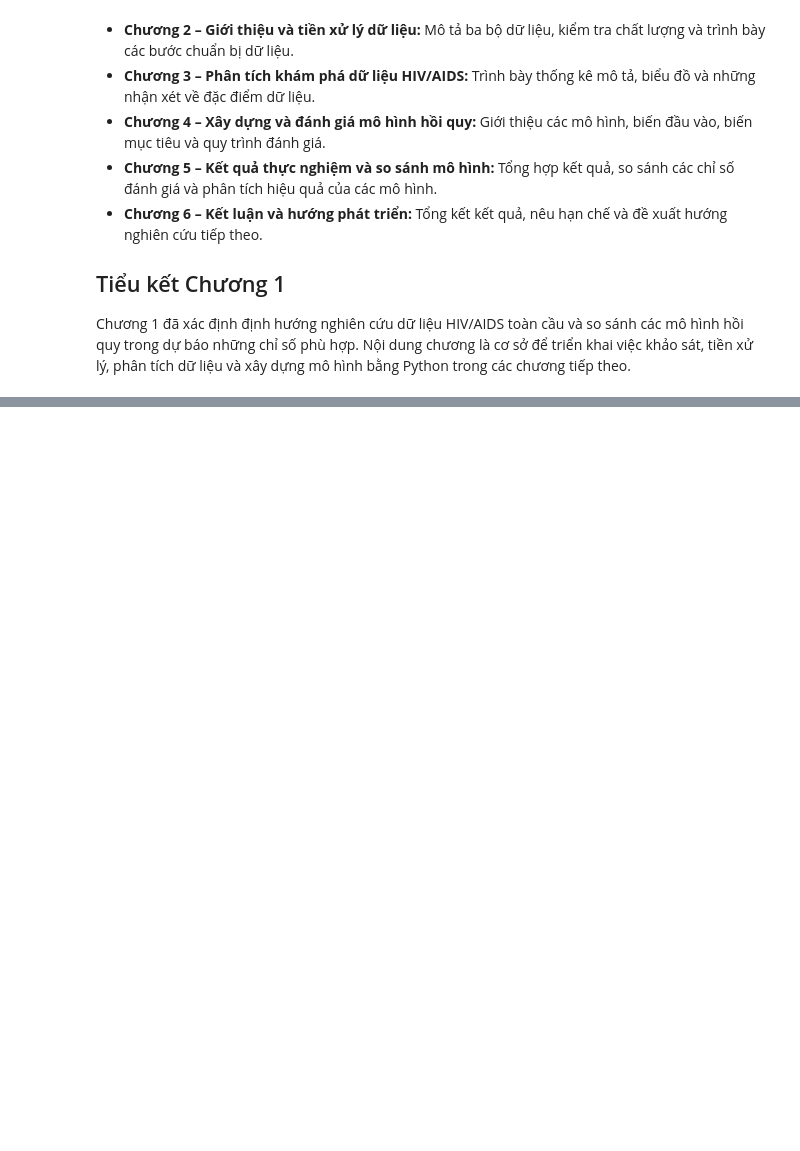
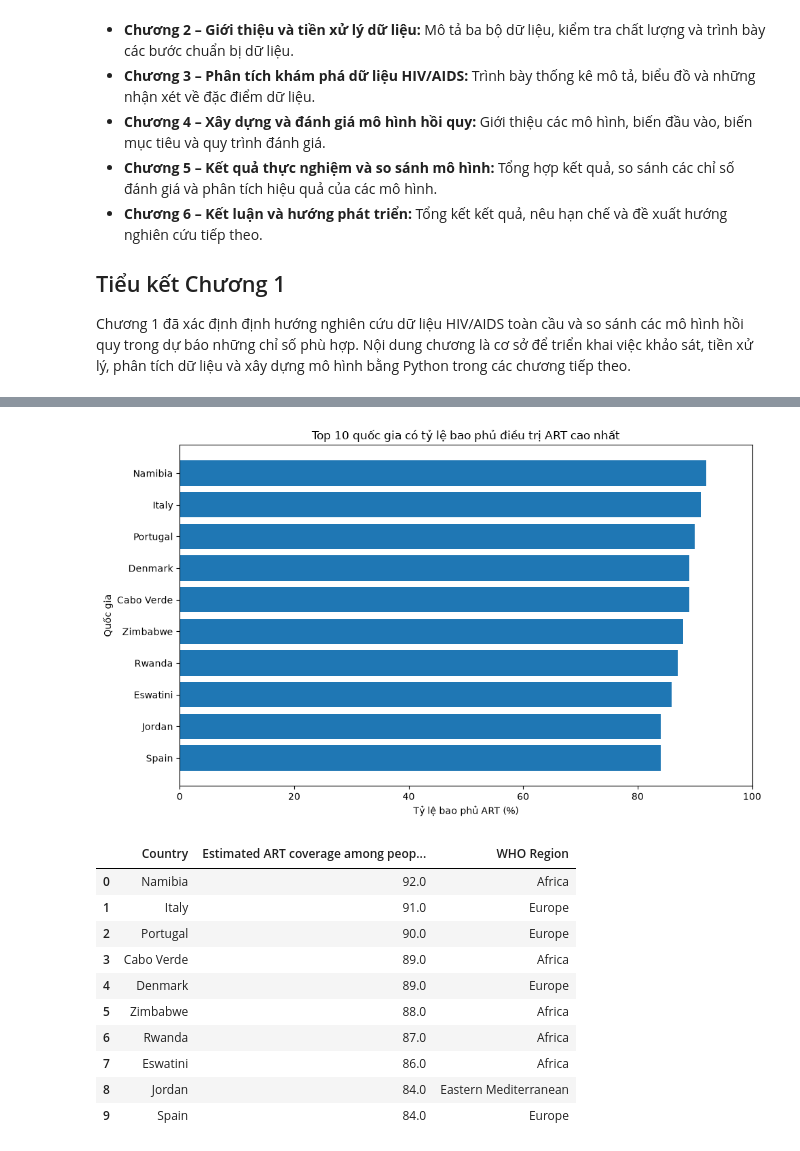
Before and after one commit to thvnking/DH23TIN07_LT_PYTHON_HIV, a Jupyter notebook: notebooks/HIV_AIDS_Analysis.ipynb, the cells around one changed output, grey strips where cells are left out. Drawn from its saved outputs; the diff is of its cells as text; code cells hidden in the pictures; blank space fills up the shorter version.

```diff
--- a/notebooks/HIV_AIDS_Analysis.ipynb
+++ b/notebooks/HIV_AIDS_Analysis.ipynb
@@ -152,0 +1193,42 @@ Chương 1 đã xác định định hướng nghiên cứu dữ liệu HIV/AIDS
+# %%
+
+import matplotlib.pyplot as plt
+
+cot_art = "Estimated ART coverage among people living with HIV (%)_median"
+
+# Lấy 10 quốc gia có tỷ lệ bao phủ ART cao nhất
+top10_art = df_art_analysis.nlargest(10, cot_art).sort_values(cot_art)
+
+plt.figure(figsize=(10, 6))
+
+plt.barh(
+    top10_art["Country"],
+    top10_art[cot_art]
+)
+
+plt.title("Top 10 quốc gia có tỷ lệ bao phủ điều trị ART cao nhất")
+plt.xlabel("Tỷ lệ bao phủ ART (%)")
+plt.ylabel("Quốc gia")
+plt.xlim(0, 100)
+plt.tight_layout()
+plt.show()
+
+# Hiển thị bảng dữ liệu
+bang_top10_art = top10_art[
+    ["Country", cot_art, "WHO Region"]
+].sort_values(cot_art, ascending=False).reset_index(drop=True)
+
+display(bang_top10_art)
+# %% [output]
+[figure, added]
+|  | Country | Estimated ART coverage among peop... | WHO Region |
+| 0 | Namibia | 92.0 | Africa |
+| 1 | Italy | 91.0 | Europe |
+| 2 | Portugal | 90.0 | Europe |
+| 3 | Cabo Verde | 89.0 | Africa |
+| 4 | Denmark | 89.0 | Europe |
+| 5 | Zimbabwe | 88.0 | Africa |
+| 6 | Rwanda | 87.0 | Africa |
+| 7 | Eswatini | 86.0 | Africa |
+| 8 | Jordan | 84.0 | Eastern Mediterranean |
+| 9 | Spain | 84.0 | Europe |
```
Also changed, not shown: parts of 34 cells of this notebook.
